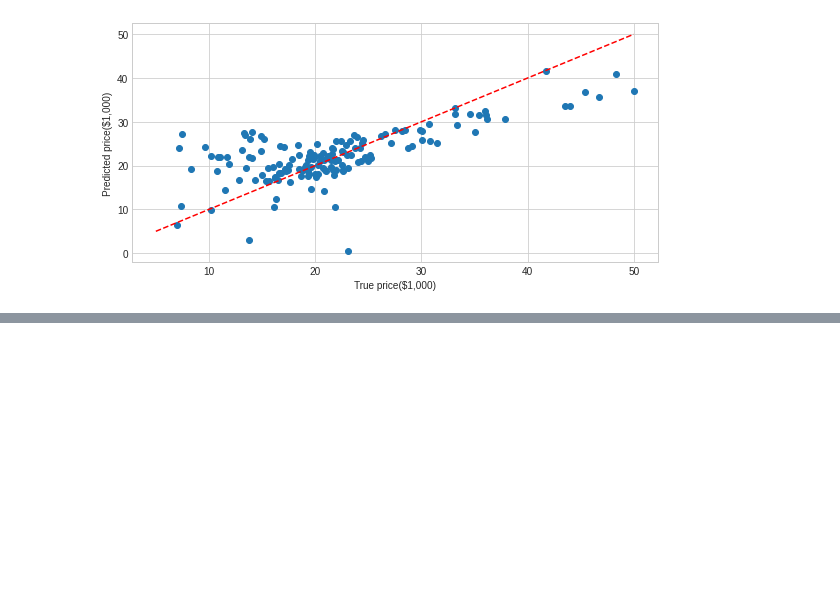
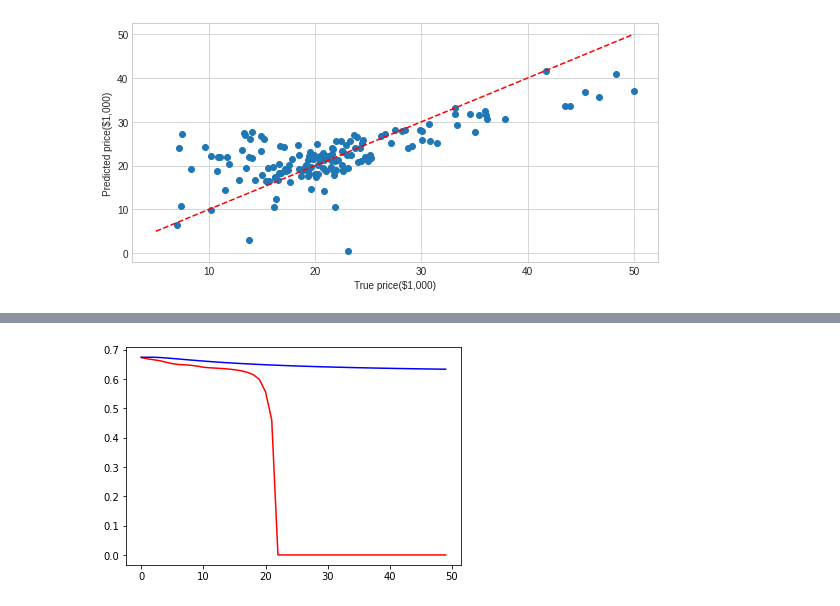
Before and after one commit to eaglehkim/python, a Jupyter notebook: prac5.ipynb, the cells around one changed output, grey strips where cells are left out. Drawn from its saved outputs; the diff is of its cells as text; code cells hidden in the pictures; blank space fills up the shorter version.

```diff
--- a/prac5.ipynb
+++ b/prac5.ipynb
@@ -1226,0 +1334,3 @@ plt.tight_layout()
+# %%
+from sklearn.linear_model import Lasso
+ls = Lasso(alpha=0.1)
@@ -1226,0 +1347,12 @@ plt.tight_layout()
+# %%
+ls_corr = []
+i_num = 0
+for i in np.arange(0.01, 5, 0.1):
+  ls = Lasso(alpha=i)
+  ls.fit(train_input, train_output)
+  ls_corr.append(np.corrcoef(ls.predict(test_input), test_output)[0][1])
+  i_num += 1
+plt.plot(range(i_num), ls_corr, 'r')
+plt.plot(range(i_num), rg_corr, 'b');
+# %% [output]
+[figure, added]
```
Also changed, not shown: parts of 24 cells of this notebook.
